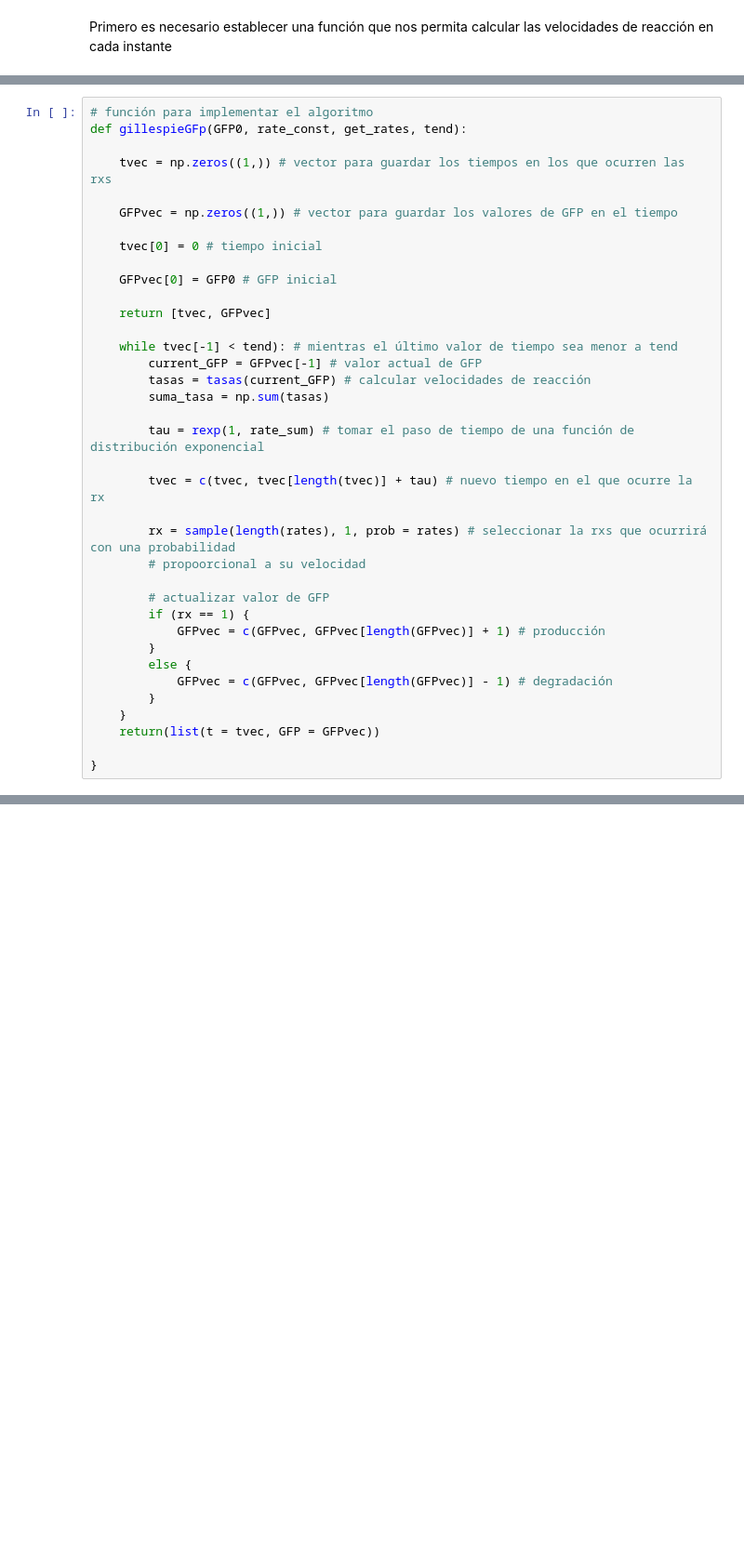
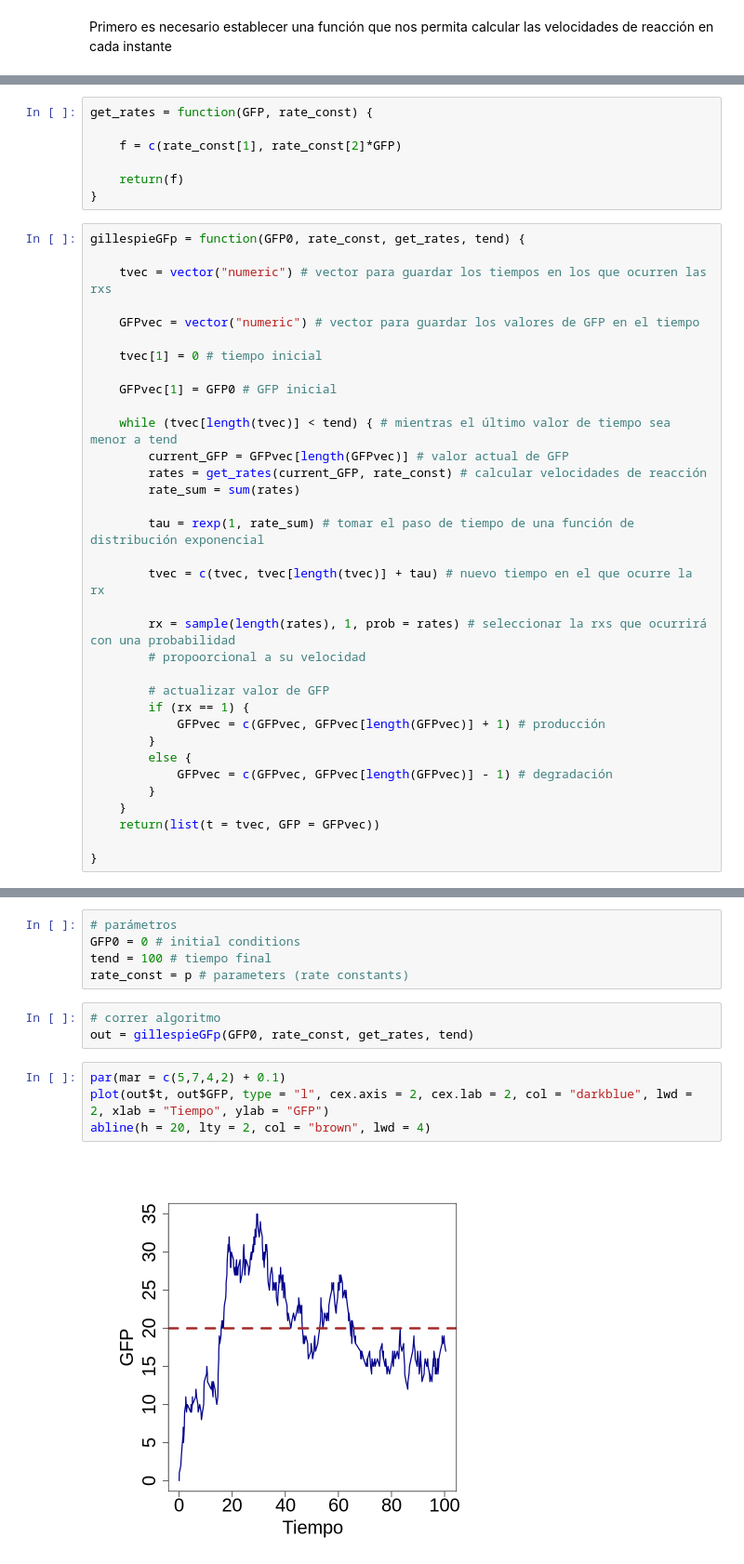
Before and after one commit to sysbio-unam/practicas-computacionales, a Jupyter notebook: algoritmo_Gillespie.ipynb, the cells around one changed output, grey strips where cells are left out. Shown at 93% size. Cells and saved outputs as stored; diff of their text form; blank space fills up the shorter version.

```diff
--- a/algoritmo_Gillespie.ipynb
+++ b/algoritmo_Gillespie.ipynb
@@ -76,21 +80,25 @@ def tasas(GFP):
+# %%
+get_rates = function(GFP, rate_const) {
+
+    f = c(rate_const[1], rate_const[2]*GFP)
+
+    return(f)
+}
 # %%
-# función para implementar el algoritmo
-def gillespieGFp(GFP0, rate_const, get_rates, tend):
+gillespieGFp = function(GFP0, rate_const, get_rates, tend) {
 
-    tvec = np.zeros((1,)) # vector para guardar los tiempos en los que ocurren las rxs
+    tvec = vector("numeric") # vector para guardar los tiempos en los que ocurren las rxs
 
-    GFPvec = np.zeros((1,)) # vector para guardar los valores de GFP en el tiempo
+    GFPvec = vector("numeric") # vector para guardar los valores de GFP en el tiempo
 
-    tvec[0] = 0 # tiempo inicial
+    tvec[1] = 0 # tiempo inicial
 
-    GFPvec[0] = GFP0 # GFP inicial
+    GFPvec[1] = GFP0 # GFP inicial
 
-    return [tvec, GFPvec]
-
-    while tvec[-1] < tend): # mientras el último valor de tiempo sea menor a tend
-        current_GFP = GFPvec[-1] # valor actual de GFP
-        tasas = tasas(current_GFP) # calcular velocidades de reacción
-        suma_tasa = np.sum(tasas)
+    while (tvec[length(tvec)] < tend) { # mientras el último valor de tiempo sea menor a tend
+        current_GFP = GFPvec[length(GFPvec)] # valor actual de GFP
+        rates = get_rates(current_GFP, rate_const) # calcular velocidades de reacción
+        rate_sum = sum(rates)
 
         tau = rexp(1, rate_sum) # tomar el paso de tiempo de una función de distribución exponencial
 
@@ -124,0 +121,14 @@ print(x)
+# %%
+# parámetros
+GFP0 = 0 # initial conditions
+tend = 100 # tiempo final
+rate_const = p # parameters (rate constants)
+# %%
+# correr algoritmo
+out = gillespieGFp(GFP0, rate_const, get_rates, tend)
+# %%
+par(mar = c(5,7,4,2) + 0.1)
+plot(out$t, out$GFP, type = "l", cex.axis = 2, cex.lab = 2, col = "darkblue", lwd = 2, xlab = "Tiempo", ylab = "GFP")
+abline(h = 20, lty = 2, col = "brown", lwd = 4)
+# %% [output]
+[figure, added]
```
Also changed, not shown: parts of 26 cells of this notebook.
